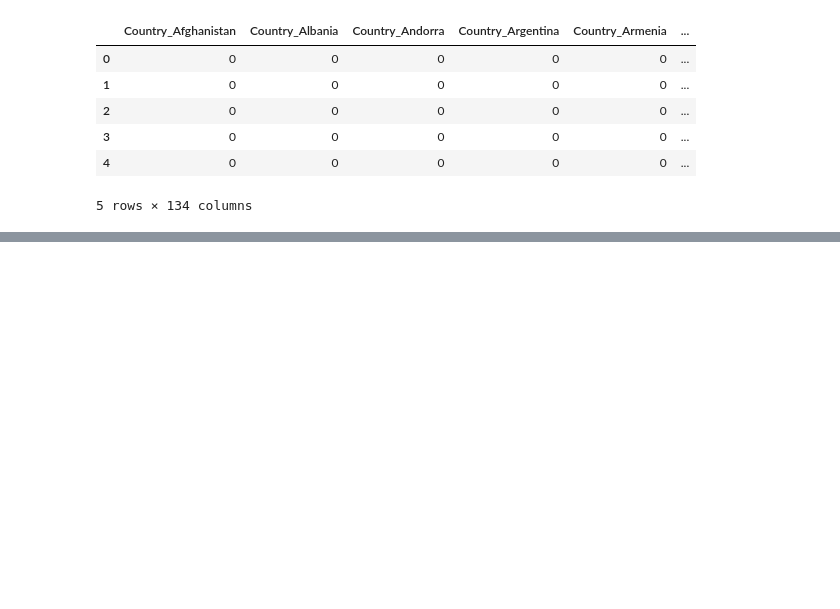
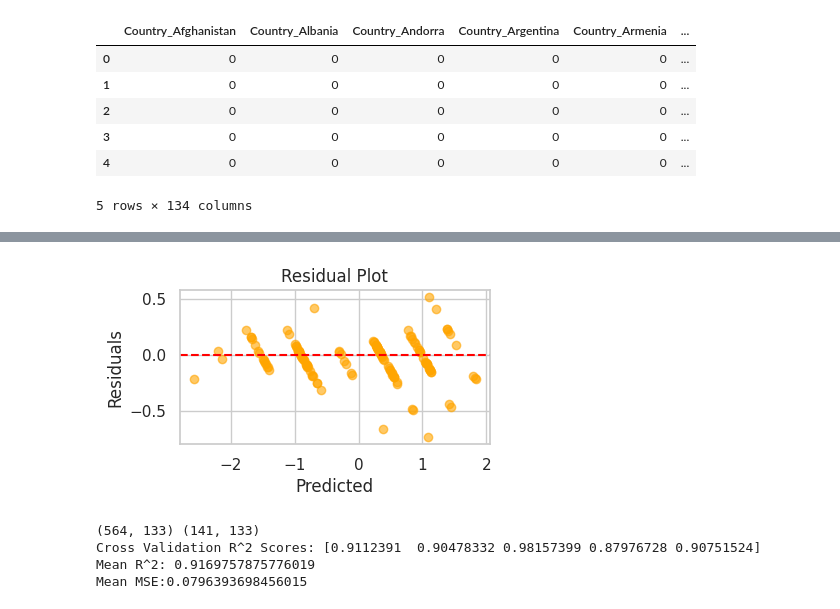
Before and after one commit to archangel2006/MachineLearning-SlitherAI, a Jupyter notebook: Student_Social_Media_Addiction.ipynb, the cells around one changed output, grey strips where cells are left out. Cells and saved outputs as stored; diff of their text form; code cells hidden in the pictures; blank space fills up the shorter version.

```diff
--- a/Student_Social_Media_Addiction.ipynb
+++ b/Student_Social_Media_Addiction.ipynb
@@ -493,0 +685,35 @@ df_final.head()
+# %%
+residuals = y_test_reg - y_pred_reg
+
+plt.figure(figsize=(4,2))
+plt.scatter(y_pred_reg, residuals, alpha=0.6, color='orange')
+plt.axhline(0, color='red', linestyle='--')
+plt.xlabel('Predicted')
+plt.ylabel('Residuals')
+plt.title('Residual Plot')
+plt.grid(True)
+plt.show()
+# %% [output]
+[figure, added]
+# %%
+# QUICK CHECKS FOR VERIFICATION
+
+# Verify test split is correct
+print(x_train_reg.shape, x_test_reg.shape)
+
+#Can try another model like RandomForest and compare
+
+#Cross Validation to see if perfromance holds
+reg = LinearRegression()
+
+cv_r2_scores = cross_val_score(reg, x_reg, y_reg, cv=5, scoring='r2')
+cv_mse_scores = cross_val_score(reg, x_reg, y_reg, cv=5, scoring='neg_mean_squared_error')
+
+print(f"Cross Validation R^2 Scores: {cv_r2_scores}")
+print(f"Mean R^2: {cv_r2_scores.mean()}")
+print(f"Mean MSE:{-cv_mse_scores.mean()}")
+# %% [output]
+(564, 133) (141, 133)
+Cross Validation R^2 Scores: [0.9112391  0.90478332 0.98157399 0.87976728 0.90751524]
+Mean R^2: 0.9169757875776019
+Mean MSE:0.0796393698456015
```
Also changed, not shown: parts of 23 cells of this notebook.
